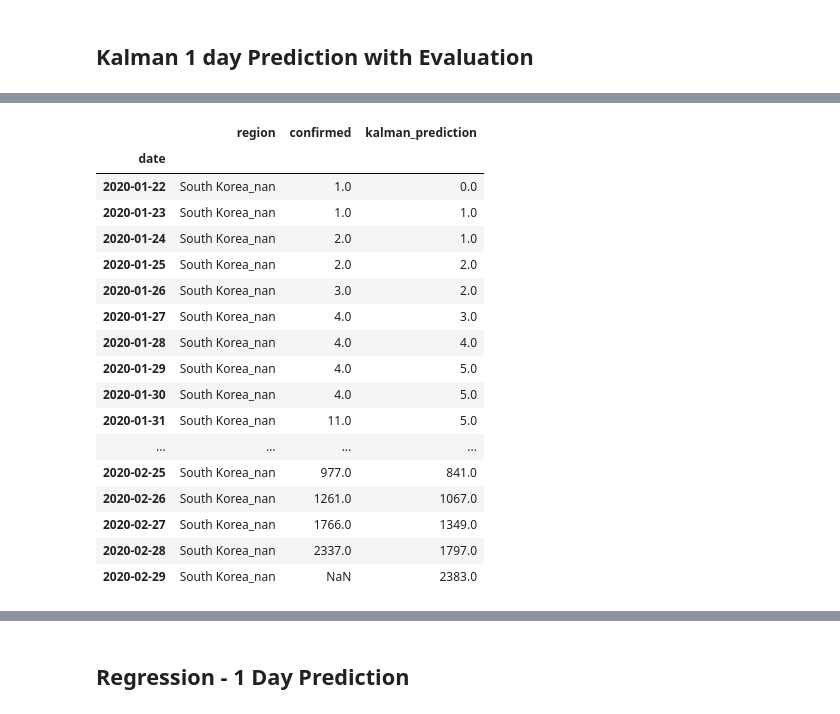
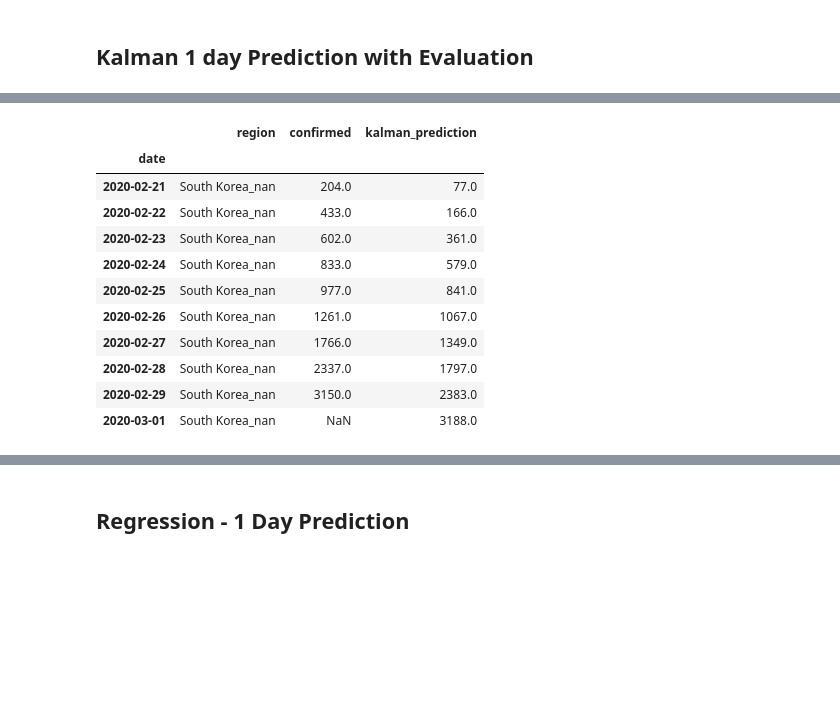
Before and after one commit to Rank23/COVID19, a Jupyter notebook: COVID19_Prediction.ipynb, the cells around one changed output, grey strips where cells are left out. Cells and saved outputs as stored; diff of their text form; code cells hidden in the pictures; blank space fills up the shorter version.

```diff
--- a/COVID19_Prediction.ipynb
+++ b/COVID19_Prediction.ipynb
@@ -485,26 +479,20 @@ p
 # %%
 p.iloc[len(p)-1,2]=None
 p=p.set_index(['date'])
-p
+p.tail(10)
 # %% [output]
 |  | region | confirmed | kalman_prediction |
 | date |  |  |  |
-| 2020-01-22 | South Korea_nan | 1.0 | 0.0 |
-| 2020-01-23 | South Korea_nan | 1.0 | 1.0 |
-| 2020-01-24 | South Korea_nan | 2.0 | 1.0 |
-| 2020-01-25 | South Korea_nan | 2.0 | 2.0 |
-| 2020-01-26 | South Korea_nan | 3.0 | 2.0 |
-| 2020-01-27 | South Korea_nan | 4.0 | 3.0 |
-| 2020-01-28 | South Korea_nan | 4.0 | 4.0 |
-| 2020-01-29 | South Korea_nan | 4.0 | 5.0 |
-| 2020-01-30 | South Korea_nan | 4.0 | 5.0 |
-| 2020-01-31 | South Korea_nan | 11.0 | 5.0 |
-| ... | ... | ... | ... |
+| 2020-02-21 | South Korea_nan | 204.0 | 77.0 |
+| 2020-02-22 | South Korea_nan | 433.0 | 166.0 |
+| 2020-02-23 | South Korea_nan | 602.0 | 361.0 |
+| 2020-02-24 | South Korea_nan | 833.0 | 579.0 |
 | 2020-02-25 | South Korea_nan | 977.0 | 841.0 |
 | 2020-02-26 | South Korea_nan | 1261.0 | 1067.0 |
 | 2020-02-27 | South Korea_nan | 1766.0 | 1349.0 |
 | 2020-02-28 | South Korea_nan | 2337.0 | 1797.0 |
-| 2020-02-29 | South Korea_nan | NaN | 2383.0 |
+| 2020-02-29 | South Korea_nan | 3150.0 | 2383.0 |
+| 2020-03-01 | South Korea_nan | NaN | 3188.0 |
 # %%
 p.iloc[:,1:].plot(marker='o',figsize=(16,8)).set_title('Kalman Prediction - Select Region to Change - {}'.format(p.iloc[0,0]))
 print(evaluation[evaluation['region']==p.iloc[0,0]])
```
Also changed, not shown: parts of 27 cells of this notebook.
